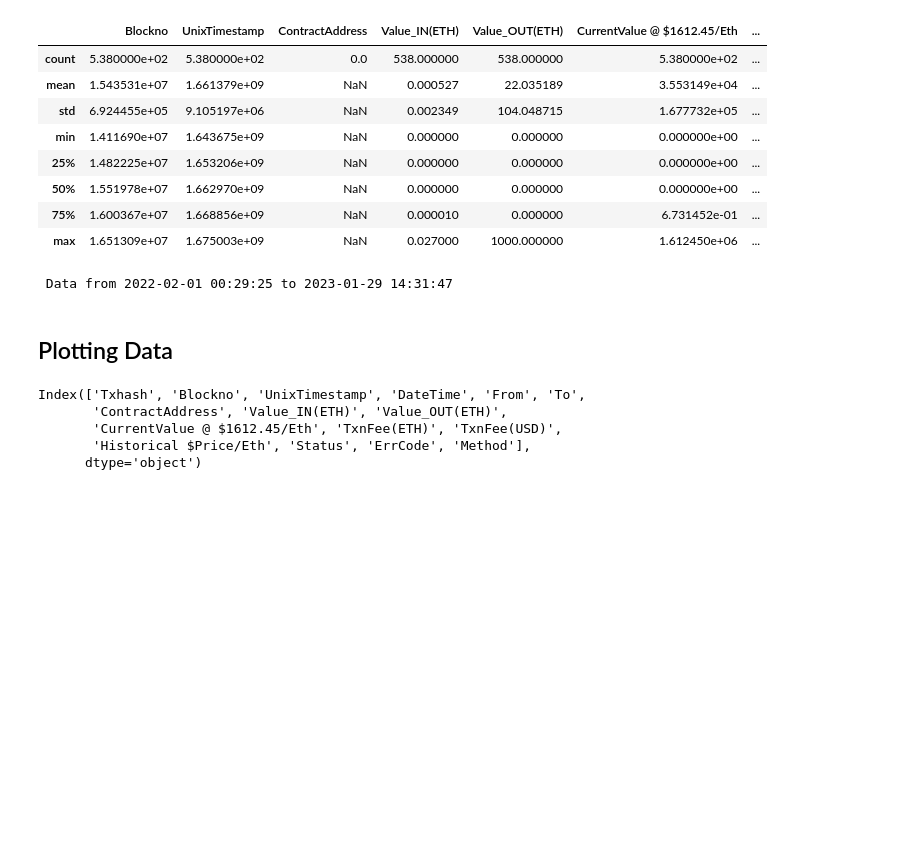
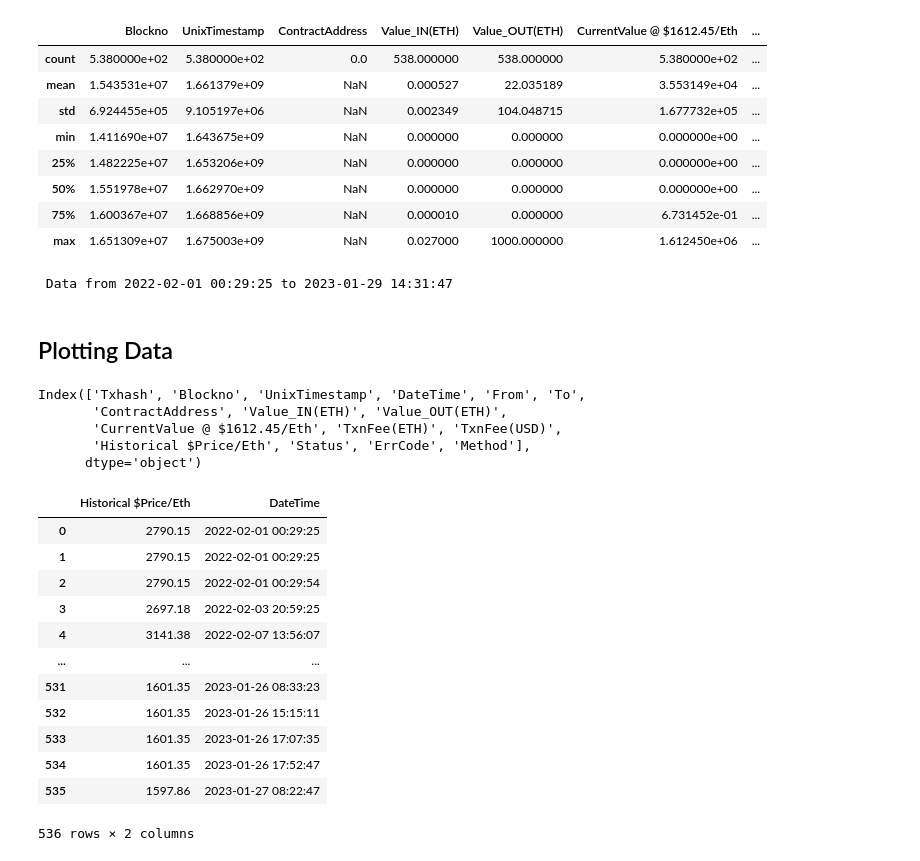
Before and after one commit to abhimanyus1997/cryptoTracker, a Jupyter notebook: alpha/etherscan_csv_reader.ipynb, the cells around one changed output. Drawn from its saved outputs; the diff is of its cells as text; code cells hidden in the pictures; blank space fills up the shorter version.

```diff
--- a/alpha/etherscan_csv_reader.ipynb
+++ b/alpha/etherscan_csv_reader.ipynb
@@ -76,5 +74,22 @@ Index(['Txhash', 'Blockno', 'UnixTimestamp', 'DateTime', 'From', 'To',
       dtype='object')
 # %%
 ethprice = df['Historical $Price/Eth']
-Date = df['Historical $Price/Eth']
+Date = df['DateTime']
+# %%
+df1 = pd.concat([ethprice, Date], axis=1).dropna()
+df1
+# %% [output]
+|  | Historical $Price/Eth | DateTime |
+| 0 | 2790.15 | 2022-02-01 00:29:25 |
+| 1 | 2790.15 | 2022-02-01 00:29:25 |
+| 2 | 2790.15 | 2022-02-01 00:29:54 |
+| 3 | 2697.18 | 2022-02-03 20:59:25 |
+| 4 | 3141.38 | 2022-02-07 13:56:07 |
+| ... | ... | ... |
+| 531 | 1601.35 | 2023-01-26 08:33:23 |
+| 532 | 1601.35 | 2023-01-26 15:15:11 |
+| 533 | 1601.35 | 2023-01-26 17:07:35 |
+| 534 | 1601.35 | 2023-01-26 17:52:47 |
+| 535 | 1597.86 | 2023-01-27 08:22:47 |
+536 rows × 2 columns
 # %%
```
Also changed, not shown: parts of 2 cells of this notebook, 1 other file.
